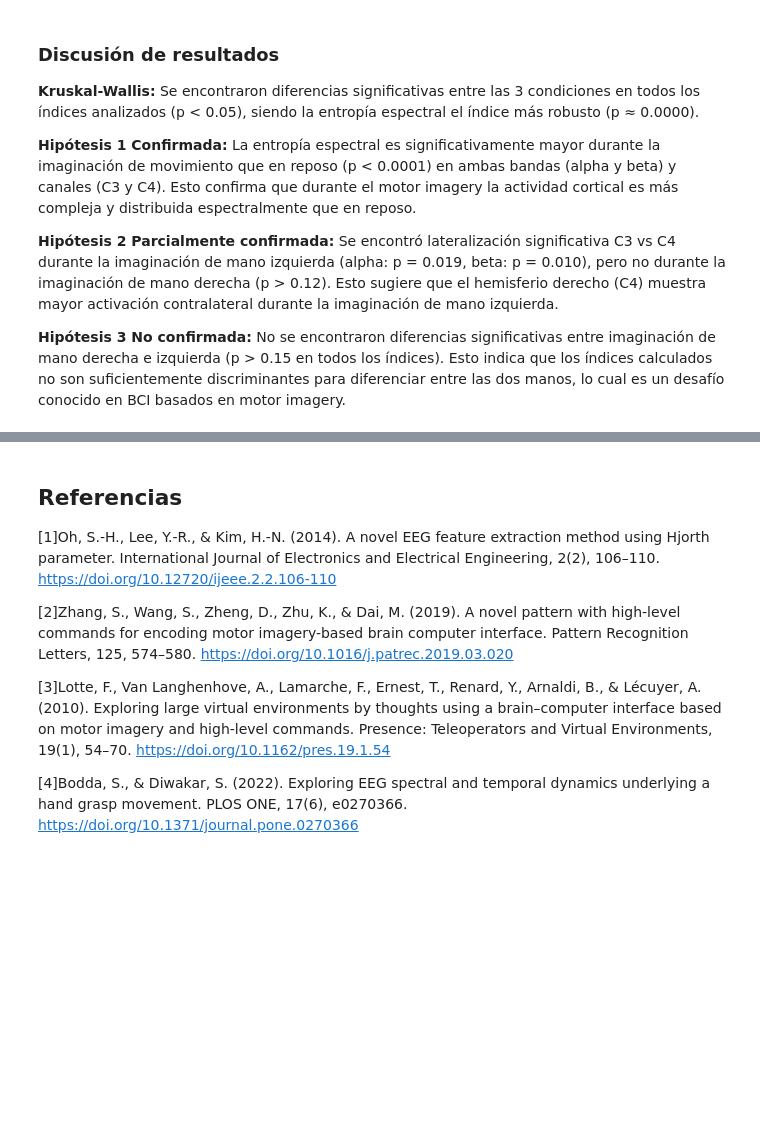
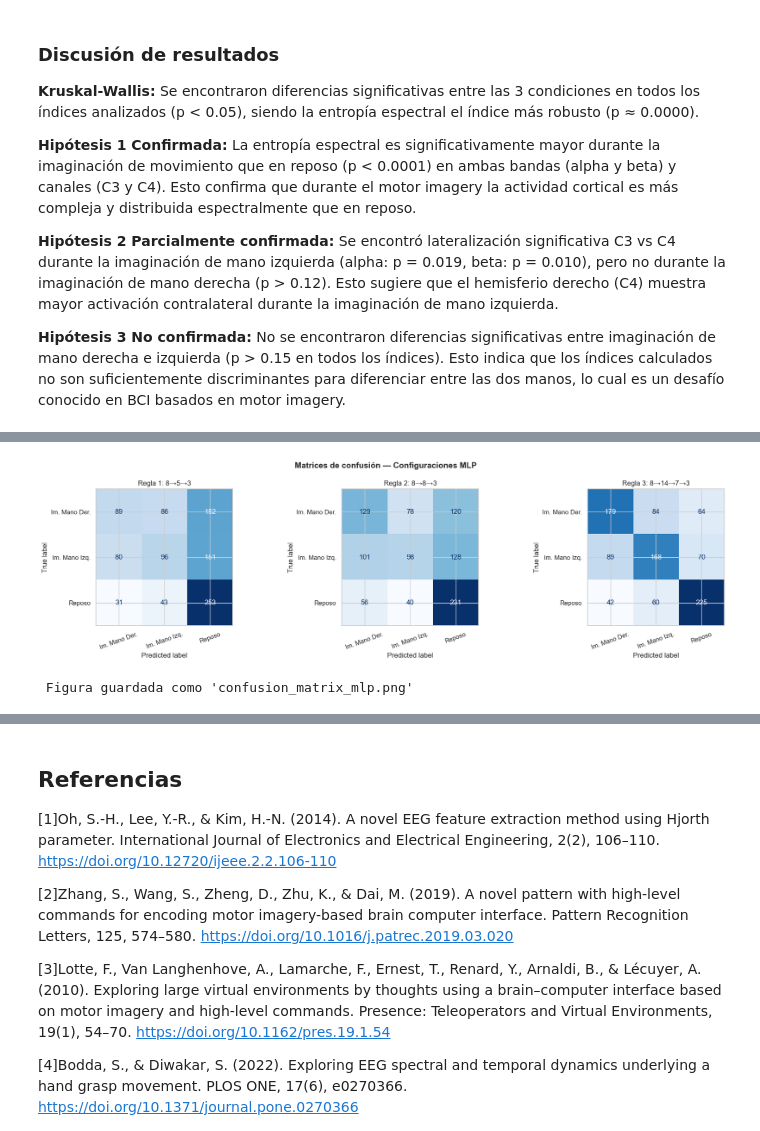
Before and after one commit to Valengaob/Lab_Biosenales2026, a Jupyter notebook: Proyecto/ProyectoFinal.ipynb, the cells around one changed output, grey strips where cells are left out. Saved outputs shown, nothing was run; the diff lists cells and outputs as text; code cells hidden in the pictures; blank space fills up the shorter version.

```diff
--- a/Proyecto/ProyectoFinal.ipynb
+++ b/Proyecto/ProyectoFinal.ipynb
@@ -1603,0 +1764,30 @@ activación contralateral durante la imaginación de mano izquierda.
+# %%
+#20 Matrices de confusión — MLP
+
+from sklearn.metrics import ConfusionMatrixDisplay
+
+fig, axes = plt.subplots(1, 3, figsize=(18, 5))
+fig.suptitle('Matrices de confusión — Configuraciones MLP',
+             fontsize=14, fontweight='bold')
+
+nombres_clases = ['Im. Mano Der.', 'Im. Mano Izq.', 'Reposo']
+
+for ax, (nombre, modelo) in zip(axes, configuraciones_mlp.items()):
+    # Entrenar con todos los datos para matriz final
+    modelo.fit(X_scaled, y_encoded)
+    y_pred = modelo.predict(X_scaled)
+
+    cm = confusion_matrix(y_encoded, y_pred)
+    disp = ConfusionMatrixDisplay(confusion_matrix=cm,
+                                   display_labels=nombres_clases)
+    disp.plot(ax=ax, colorbar=False, cmap='Blues')
+    ax.set_title(nombre.split('(')[1].replace(')', ''))
+    ax.tick_params(axis='x', rotation=20)
+
+plt.tight_layout()
+plt.savefig('confusion_matrix_mlp.png', dpi=150, bbox_inches='tight')
+plt.show()
+print(" Figura guardada como 'confusion_matrix_mlp.png'")
+# %% [output]
+[figure, added]
+ Figura guardada como 'confusion_matrix_mlp.png'
```
Also changed, not shown: parts of 9 cells of this notebook, 1 other file.
